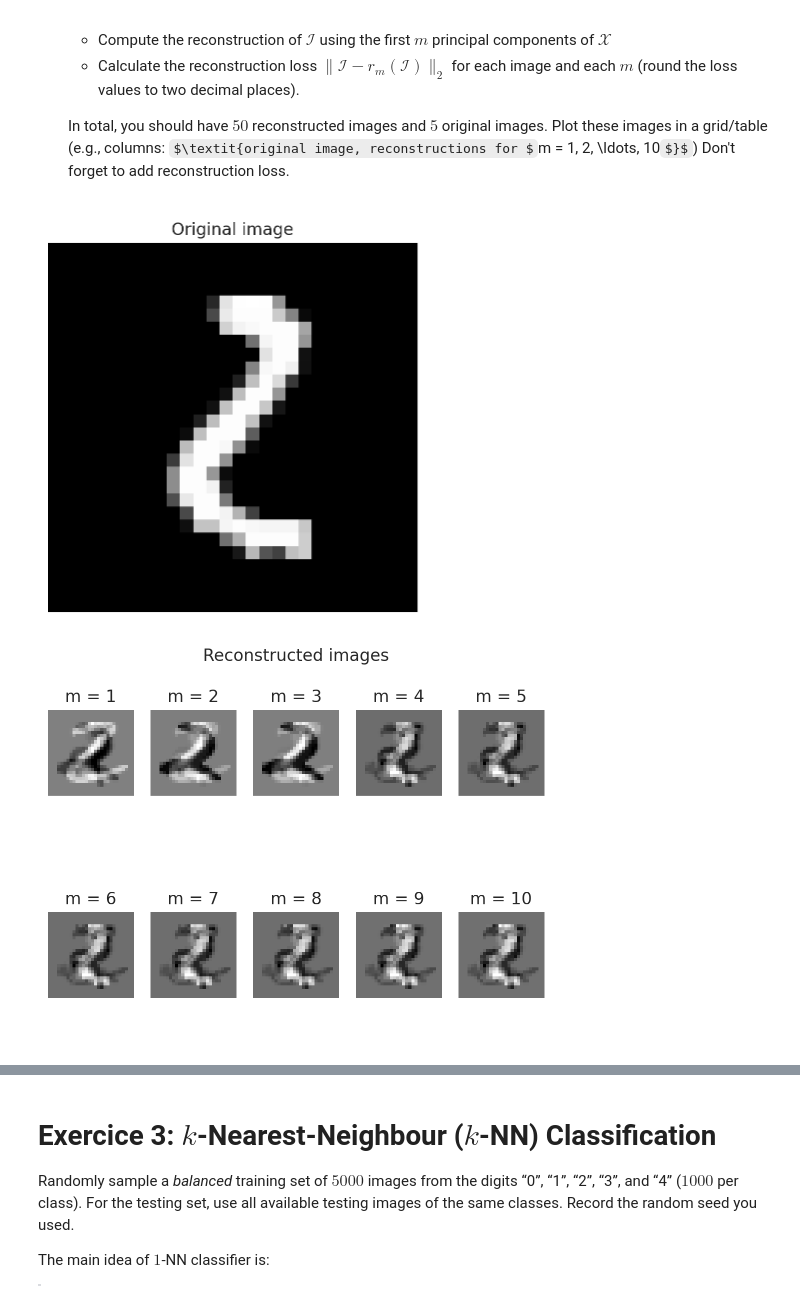
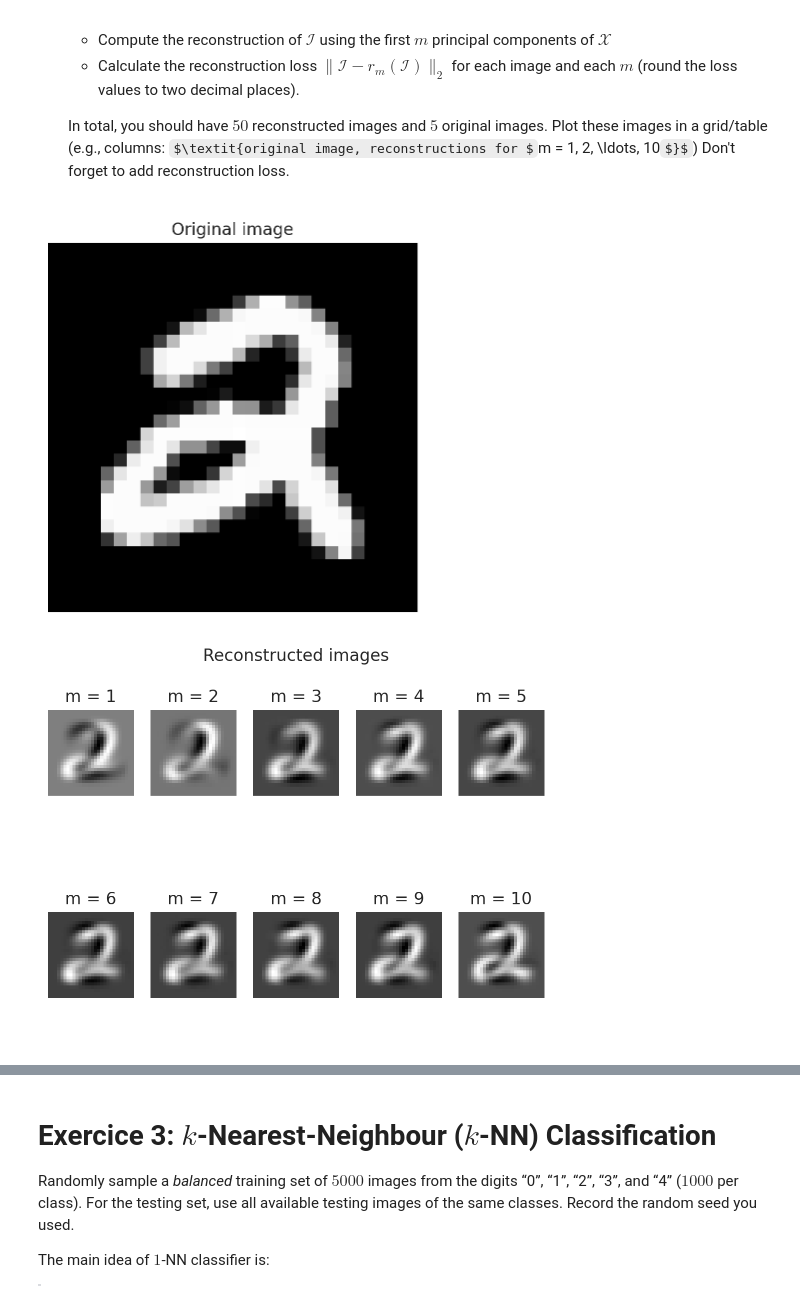
Before and after one commit to Arkanthara/data_science, a Jupyter notebook: TPB_donnet_michel_jean_joseph.ipynb, the cells around one changed output, grey strips where cells are left out. Saved outputs shown, nothing was run; the diff lists cells and outputs as text; code cells hidden in the pictures; some formulas as TeX source.

```diff
--- a/TPB_donnet_michel_jean_joseph.ipynb
+++ b/TPB_donnet_michel_jean_joseph.ipynb
@@ -220,29 +229,28 @@ class CustomPCA(TransformerMixin, BaseEstimator):
         """
         Fit the model with X.
         """
-        self.mean = np.mean(X)
-        self.X = X
+        self.mean = np.mean(X, axis=0)
+        X_centered = X - self.mean
+        cov = np.cov(X_centered.T).astype(np.float64)
+        # self.vectors, self.values, _ = np.linalg.svd(cov, hermitian=True)
+        self.values, self.vectors = np.linalg.eig(cov)
+        indices = np.argsort(self.values)[::-1]
+        self.values = self.values[indices[:self.n_components]]
+        self.vectors = self.vectors[:, indices[:self.n_components]]
         return self
 
     def transform(self, X):
         """
         Apply dimensionality reduction to X.
         """
-        self.mean = np.mean(X)
         X_centered = X - self.mean
-        cov = np.cov(X_centered.T)
-        # self.vectors, self.values, _ = np.linalg.svd(cov, hermitian=True)
-        self.values, self.vectors = np.linalg.eig(cov)
-        indices = np.argsort(self.values)[::-1]
-        self.values = self.values[indices[:self.n_components]]
-        self.vectors = self.vectors[:, indices[:self.n_components]]
-        return - X_centered @ self.vectors
+        return X_centered @ self.vectors
 
     def inverse_transform(self, X):
         """
         Transform data back to its original space.
         """
-        return X @ self.vectors + self.mean
+        return X @ self.vectors.T + self.mean
 # %%
 ### some utility code ###
 
@@ -333,19 +370,18 @@ class FastCustomPCA(CustomPCA):
         Fit the model with X.
         """
         self.mean = np.mean(X)
-        self.X = X
+        X_centered = X - self.mean
+        cov = np.cov(X_centered.T)
+        self.values, self.vectors = sp.sparse.linalg.eigsh(cov, k=self.n_components, which="LM")
+        self.values = self.values[::-1]
+        self.vectors = self.vectors[:, ::-1]
         return self
 
     def transform(self, X):
         """
         Apply dimensionality reduction to X.
         """
-        self.mean = np.mean(X)
         X_centered = X - self.mean
-        cov = np.cov(X_centered.T)
-        self.values, self.vectors = sp.sparse.linalg.eigsh(cov, k=self.n_components, which="LM")
-        self.values = self.values[::-1]
-        self.vectors = self.vectors[:, ::-1]
         return X_centered @ self.vectors
 
     def inverse_transform(self, X):
@@ -398,10 +438,10 @@ def select_with_label(images, labels, desired_labels):
 images_of_two, labels_of_two = select_with_label(train_images, train_labels, desired_labels=['2'])
 images_of_odd, labels_of_odd = select_with_label(train_images, train_labels, desired_labels=['1', '3', '5', '7', '9'])
 
-sample_index = np.random.choice(np.arange(train_images.shape[0]), size=5000, replace=False).astype(int)
+sample_index = np.random.choice(np.arange(images_of_two.shape[0]), size=5000, replace=False).astype(int)
 sample_index_two = np.random.choice(np.arange(images_of_two.shape[0]), size=5, replace=False).astype(int)
-sample_images = train_images[sample_index, :]
-sample_labels = train_labels[sample_index]
+sample_images = images_of_two[sample_index, :]
+sample_labels = labels_of_two[sample_index]
 sample_images_of_two = images_of_two[sample_index_two]
 sample_labels_of_two = labels_of_two[sample_index_two]
 assert sample_images.shape[0] == 5000, f"Number of sample must be 5000 ! Actual: {sample_images.shape[0]}"
@@ -608,26 +651,26 @@ plt.show()
 
     In total, you should have $50$ reconstructed images and $5$ original images. Plot these images in a grid/table (e.g., columns: $\textit{original image, reconstructions for $m = 1, 2, \ldots, 10$}$) Don't forget to add reconstruction loss.
 # %%
-cov = np.cov(sample_images_of_two.T)
-vectors, values, _ = np.linalg.svd(cov)
+# cov = np.cov(sample_images_of_two.T)
+# vectors, values, _ = np.linalg.svd(cov)
 
 
 for i in range(len(sample_images_of_two)):
     plt.figure()
     plt.imshow(sample_images_of_two[i].reshape(28, 28), cmap='gray')
     plt.axis('off')
     plt.title("Original image")
     plt.show()
 
     plt.figure()
     plt.title("Reconstructed images")
     plt.axis('off')
     for m in range(1, 11):
         plt.subplot(2, 5, m)
-        plt.imshow(reconstruct(sample_images_of_two[i], vectors, m).reshape(28, 28), cmap='gray')
+        plt.imshow(reconstruct(sample_images_of_two[i], eigenvector, m).reshape(28, 28), cmap='gray')
         plt.axis('off')
         plt.title(f"m = {m}")
     plt.show()
 # %% [output]
-[figure, old version]
+[figure, new version]
-[figure, old version]
+[figure, new version]
```
Also changed, not shown: parts of 18 cells of this notebook.
